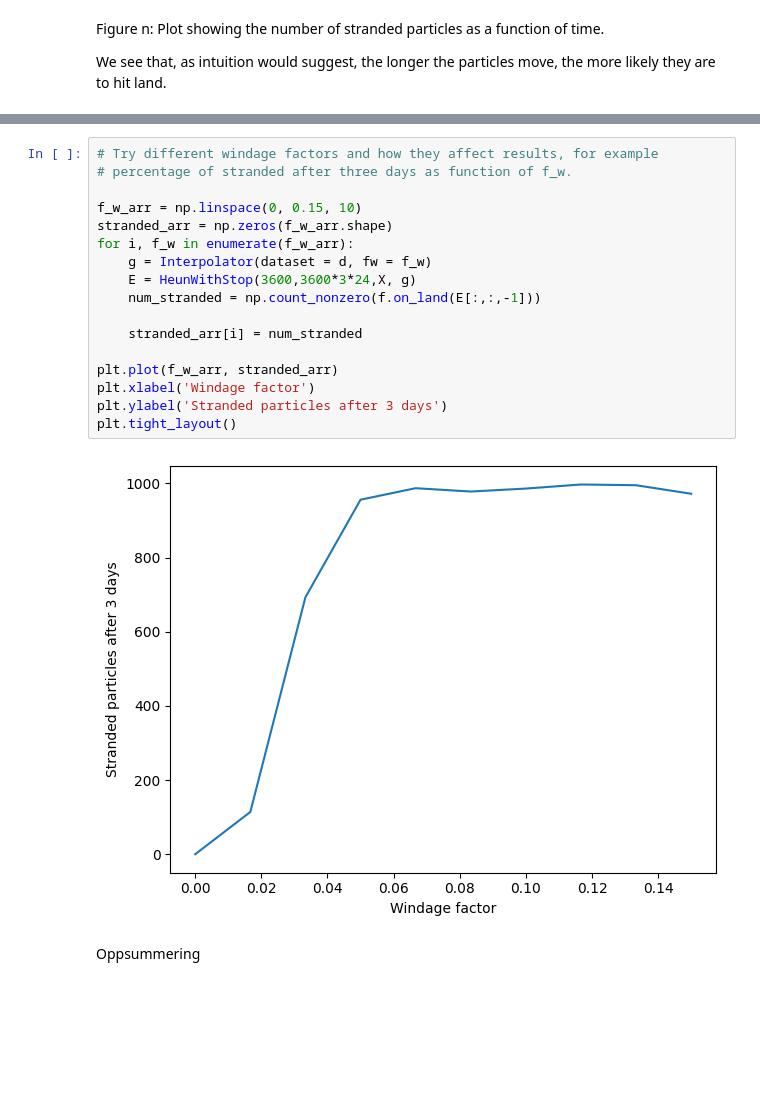
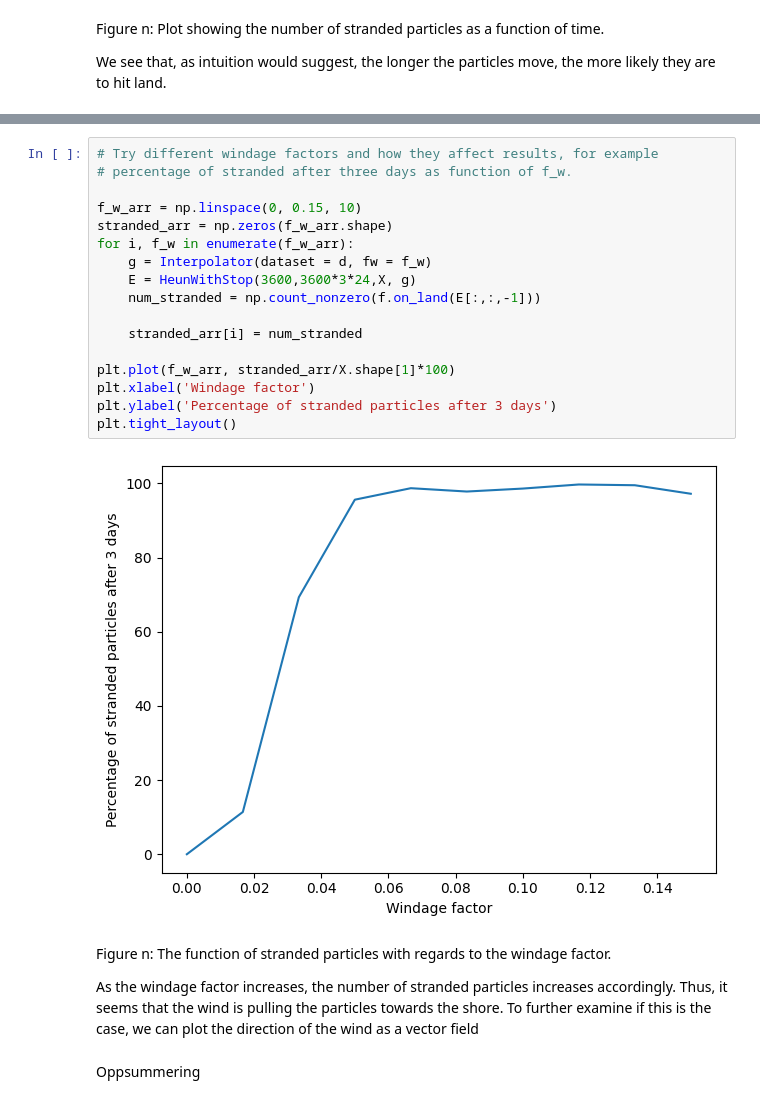
Before and after one commit to petmil123/vitberkrigerene, a Jupyter notebook: tekfysprosjekt/innlevering.ipynb, the cells around one changed output, grey strips where cells are left out. Cells and saved outputs as stored; diff of their text form; blank space fills up the shorter version.

```diff
--- a/tekfysprosjekt/innlevering.ipynb
+++ b/tekfysprosjekt/innlevering.ipynb
@@ -555,22 +557,26 @@ We see that, as intuition would suggest, the longer the particles move, the more
 # %%
 # Try different windage factors and how they affect results, for example
 # percentage of stranded after three days as function of f_w.
 
 f_w_arr = np.linspace(0, 0.15, 10)
 stranded_arr = np.zeros(f_w_arr.shape)
 for i, f_w in enumerate(f_w_arr):
     g = Interpolator(dataset = d, fw = f_w)
     E = HeunWithStop(3600,3600*3*24,X, g)
     num_stranded = np.count_nonzero(f.on_land(E[:,:,-1]))
 
     stranded_arr[i] = num_stranded
 
-plt.plot(f_w_arr, stranded_arr)
+plt.plot(f_w_arr, stranded_arr/X.shape[1]*100)
 plt.xlabel('Windage factor')
-plt.ylabel('Stranded particles after 3 days')
+plt.ylabel('Percentage of stranded particles after 3 days')
 plt.tight_layout()
 # %% [output]
-[figure, old version]
+[figure, new version]
+# %% [markdown]
+Figure n: The function of stranded particles with regards to the windage factor.
+
+As the windage factor increases, the number of stranded particles increases accordingly. Thus, it seems that the wind is pulling the particles towards the shore. To further examine if this is the case, we can plot the direction of the wind as a vector field
 # %% [markdown]
 Oppsummering
 # %% [markdown]
```
Also changed, not shown: parts of 4 cells of this notebook.
